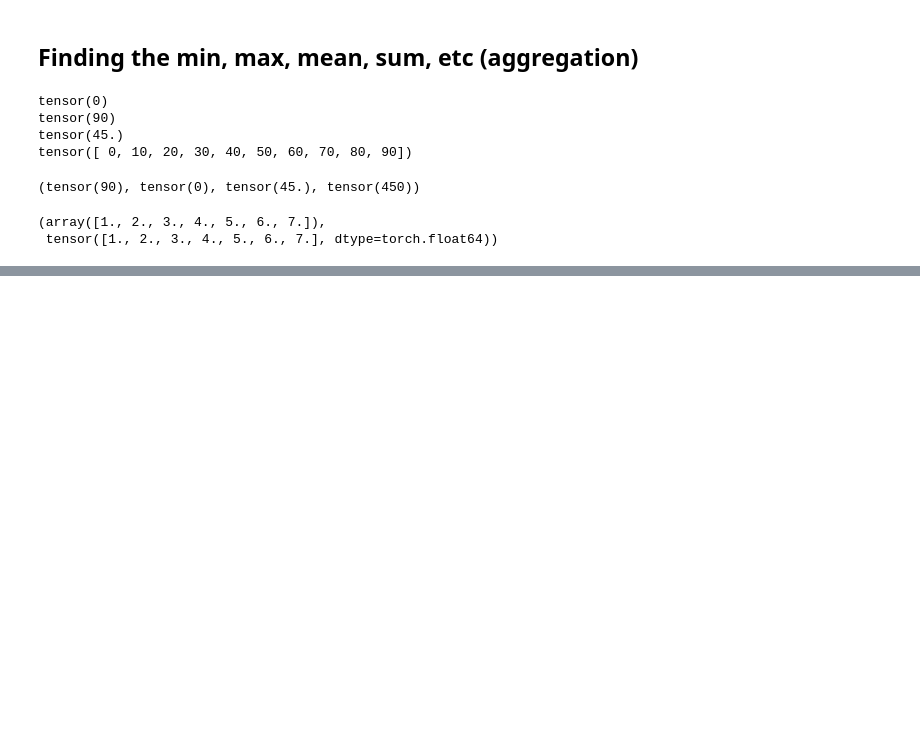
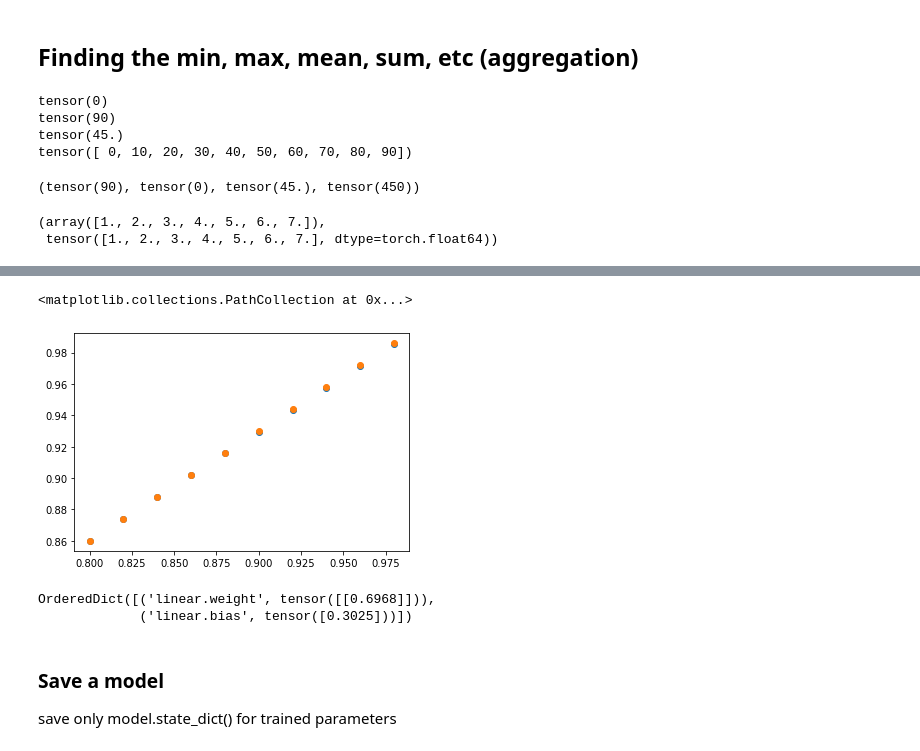
Before and after one commit to PattaWapee/pytorch_practice, a Jupyter notebook: learn_pytorch/01Test.ipynb, the cells around one changed output, grey strips where cells are left out. Drawn from its saved outputs; the diff is of its cells as text; code cells hidden in the pictures; blank space fills up the shorter version.

```diff
--- a/learn_pytorch/01Test.ipynb
+++ b/learn_pytorch/01Test.ipynb
@@ -132,0 +243,3 @@ numpy_tensor = tensor.numpy() # will be dtype=float32 unless changed
+# %%
+loss_fn = nn.L1Loss()
+optimizer = optim.SGD(params = model.parameters(), lr=0.01)
@@ -132,0 +254,15 @@ numpy_tensor = tensor.numpy() # will be dtype=float32 unless changed
+# %%
+torch.manual_seed(42)
+
+epochs = 200
+
+for epoch in range(epochs):
+    model.train()
+    y_preds = model(X_train)
+    loss = loss_fn(y_preds, y_train)
+    optimizer.zero_grad()
+    loss.backward()
+    optimizer.step()
+
+    if epoch % 10 == 0:
+        print(f"Epoch: {epoch} Loss: {loss.item()}")
@@ -132,0 +292,7 @@ numpy_tensor = tensor.numpy() # will be dtype=float32 unless changed
+# %%
+# 1. model evaluation mode
+model.eval()
+with torch.inference_mode():
+    y_preds = model(X_test)
+    loss = loss_fn(y_preds, y_test)
+    print(f"Loss: {loss.item()}")
@@ -132,0 +314,14 @@ numpy_tensor = tensor.numpy() # will be dtype=float32 unless changed
+# %%
+plt.scatter(X_test, y_preds)
+plt.scatter(X_test, y_test)
+# %% [output]
+<matplotlib.collections.PathCollection at 0x...>
+[figure, added]
+# %%
+model.state_dict()
+# %% [output]
+OrderedDict([('linear.weight', tensor([[0.6968]])),
+             ('linear.bias', tensor([0.3025]))])
+# %% [markdown]
+### Save a model
+save only model.state_dict() for trained parameters
```
Also changed, not shown: parts of 21 cells of this notebook, 1 other file.
